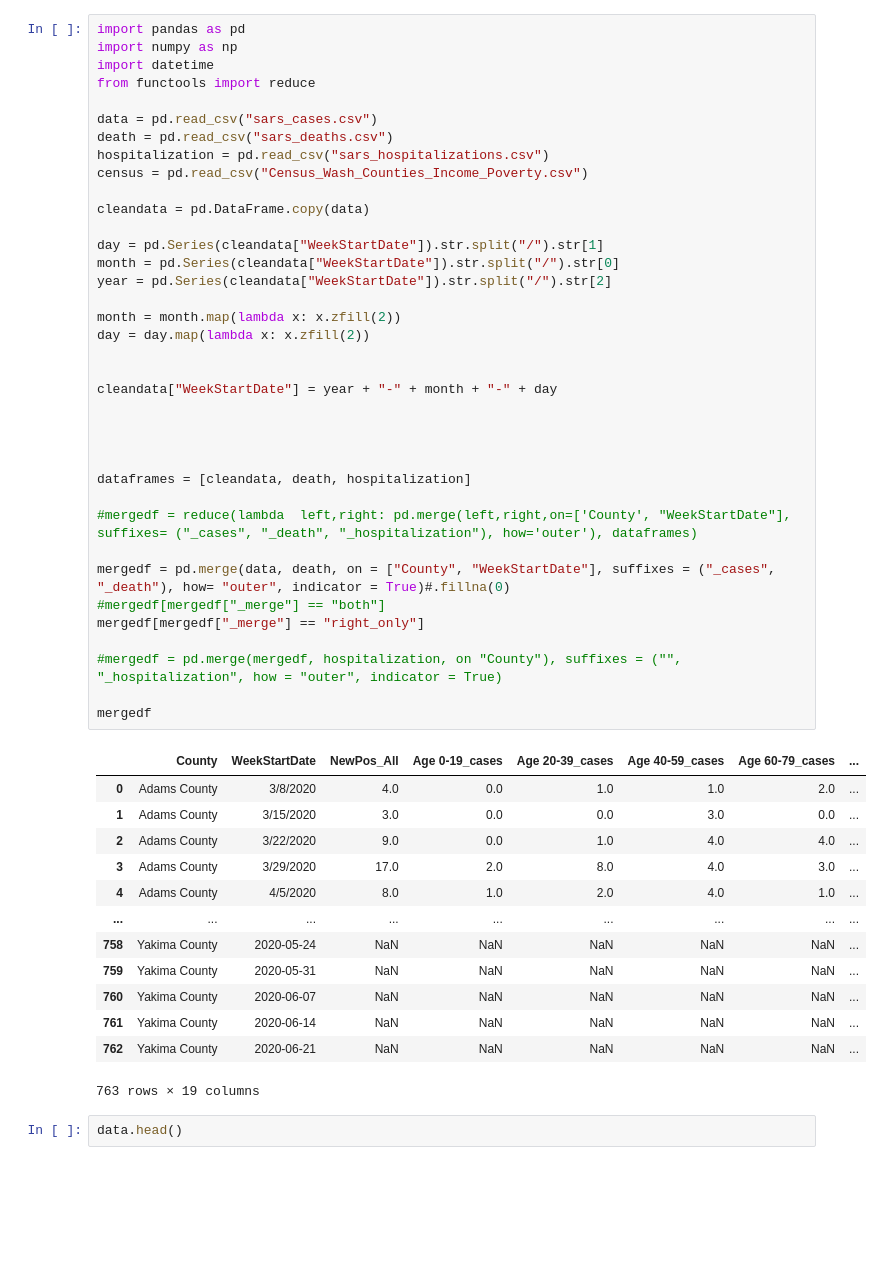
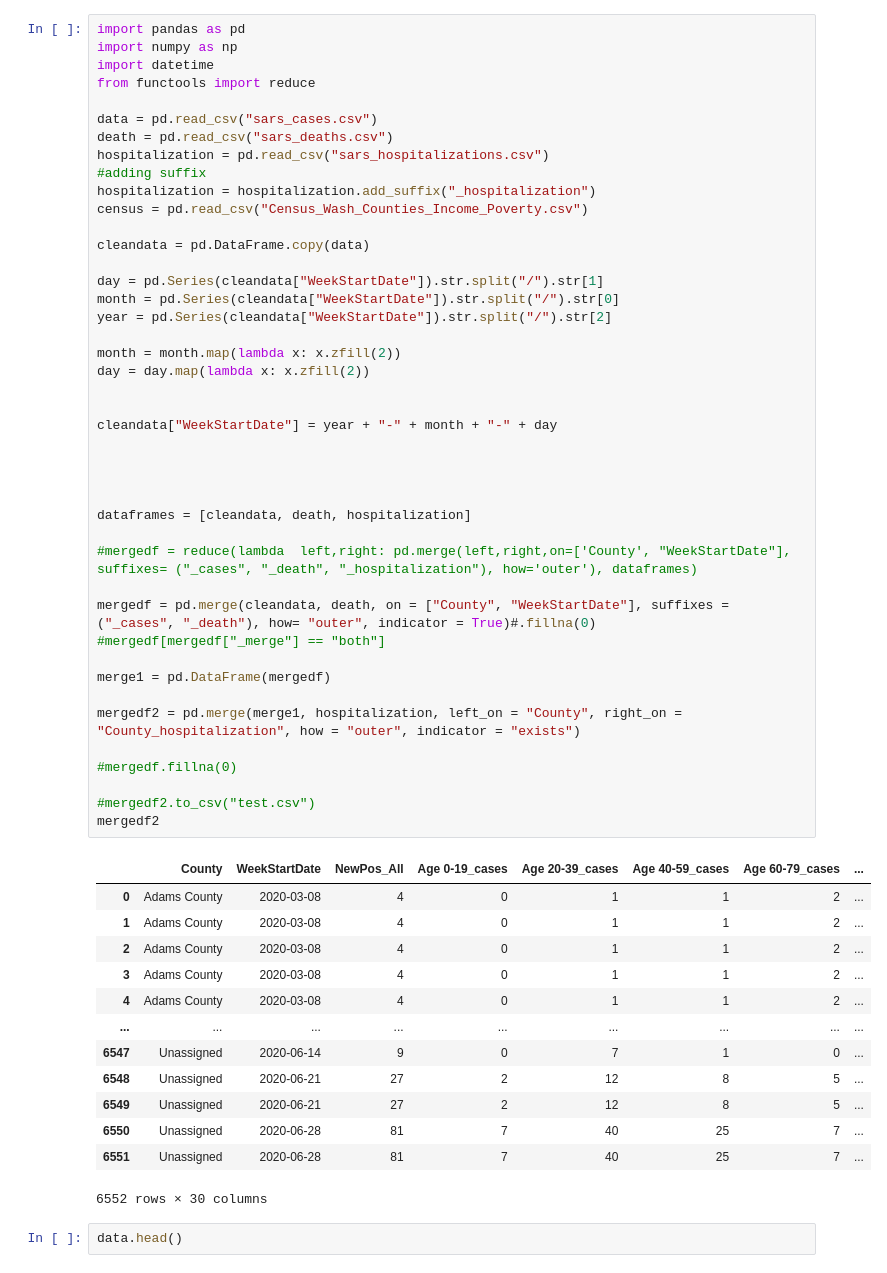
Before and after one commit to mocchicone/Covid-19-Outcomes-in-Washington-State, a Jupyter notebook: merge.ipynb, the cells around one changed output. Cells and saved outputs as stored; diff of their text form; blank space fills up the shorter version.

Commit message:
Merged DF

```diff
--- a/merge.ipynb
+++ b/merge.ipynb
@@ -6,49 +6,55 @@ from functools import reduce
 
 data = pd.read_csv("sars_cases.csv")
 death = pd.read_csv("sars_deaths.csv")
 hospitalization = pd.read_csv("sars_hospitalizations.csv")
+#adding suffix
+hospitalization = hospitalization.add_suffix("_hospitalization")
 census = pd.read_csv("Census_Wash_Counties_Income_Poverty.csv")
 
 cleandata = pd.DataFrame.copy(data)
 
 day = pd.Series(cleandata["WeekStartDate"]).str.split("/").str[1]
 month = pd.Series(cleandata["WeekStartDate"]).str.split("/").str[0]
 year = pd.Series(cleandata["WeekStartDate"]).str.split("/").str[2]
 
 month = month.map(lambda x: x.zfill(2))
 day = day.map(lambda x: x.zfill(2))
 
 
 cleandata["WeekStartDate"] = year + "-" + month + "-" + day
 
 
 
 
 dataframes = [cleandata, death, hospitalization]
 
 #mergedf = reduce(lambda  left,right: pd.merge(left,right,on=['County', "WeekStartDate"], suffixes= ("_cases", "_death", "_hospitalization"), how='outer'), dataframes)
 
-mergedf = pd.merge(data, death, on = ["County", "WeekStartDate"], suffixes = ("_cases", "_death"), how= "outer", indicator = True)#.fillna(0)
+mergedf = pd.merge(cleandata, death, on = ["County", "WeekStartDate"], suffixes = ("_cases", "_death"), how= "outer", indicator = True)#.fillna(0)
 #mergedf[mergedf["_merge"] == "both"]
-mergedf[mergedf["_merge"] == "right_only"]
 
-#mergedf = pd.merge(mergedf, hospitalization, on "County"), suffixes = ("", "_hospitalization", how = "outer", indicator = True)
+merge1 = pd.DataFrame(mergedf)
 
-mergedf
+mergedf2 = pd.merge(merge1, hospitalization, left_on = "County", right_on = "County_hospitalization", how = "outer", indicator = "exists")
+
+#mergedf.fillna(0)
+
+#mergedf2.to_csv("test.csv")
+mergedf2
 # %% [output]
 |  | County | WeekStartDate | NewPos_All | Age 0-19_cases | Age 20-39_cases | Age 40-59_cases | Age 60-79_cases | ... |
-| 0 | Adams County | 3/8/2020 | 4.0 | 0.0 | 1.0 | 1.0 | 2.0 | ... |
-| 1 | Adams County | 3/15/2020 | 3.0 | 0.0 | 0.0 | 3.0 | 0.0 | ... |
-| 2 | Adams County | 3/22/2020 | 9.0 | 0.0 | 1.0 | 4.0 | 4.0 | ... |
-| 3 | Adams County | 3/29/2020 | 17.0 | 2.0 | 8.0 | 4.0 | 3.0 | ... |
-| 4 | Adams County | 4/5/2020 | 8.0 | 1.0 | 2.0 | 4.0 | 1.0 | ... |
+| 0 | Adams County | 2020-03-08 | 4 | 0 | 1 | 1 | 2 | ... |
+| 1 | Adams County | 2020-03-08 | 4 | 0 | 1 | 1 | 2 | ... |
+| 2 | Adams County | 2020-03-08 | 4 | 0 | 1 | 1 | 2 | ... |
+| 3 | Adams County | 2020-03-08 | 4 | 0 | 1 | 1 | 2 | ... |
+| 4 | Adams County | 2020-03-08 | 4 | 0 | 1 | 1 | 2 | ... |
 | ... | ... | ... | ... | ... | ... | ... | ... | ... |
-| 758 | Yakima County | 2020-05-24 | NaN | NaN | NaN | NaN | NaN | ... |
-| 759 | Yakima County | 2020-05-31 | NaN | NaN | NaN | NaN | NaN | ... |
-| 760 | Yakima County | 2020-06-07 | NaN | NaN | NaN | NaN | NaN | ... |
-| 761 | Yakima County | 2020-06-14 | NaN | NaN | NaN | NaN | NaN | ... |
-| 762 | Yakima County | 2020-06-21 | NaN | NaN | NaN | NaN | NaN | ... |
+| 6547 | Unassigned | 2020-06-14 | 9 | 0 | 7 | 1 | 0 | ... |
+| 6548 | Unassigned | 2020-06-21 | 27 | 2 | 12 | 8 | 5 | ... |
+| 6549 | Unassigned | 2020-06-21 | 27 | 2 | 12 | 8 | 5 | ... |
+| 6550 | Unassigned | 2020-06-28 | 81 | 7 | 40 | 25 | 7 | ... |
+| 6551 | Unassigned | 2020-06-28 | 81 | 7 | 40 | 25 | 7 | ... |
-763 rows × 19 columns
+6552 rows × 30 columns
 # %%
 data.head()
 # %% [output]
```
Also changed, not shown: parts of 2 cells of this notebook.
